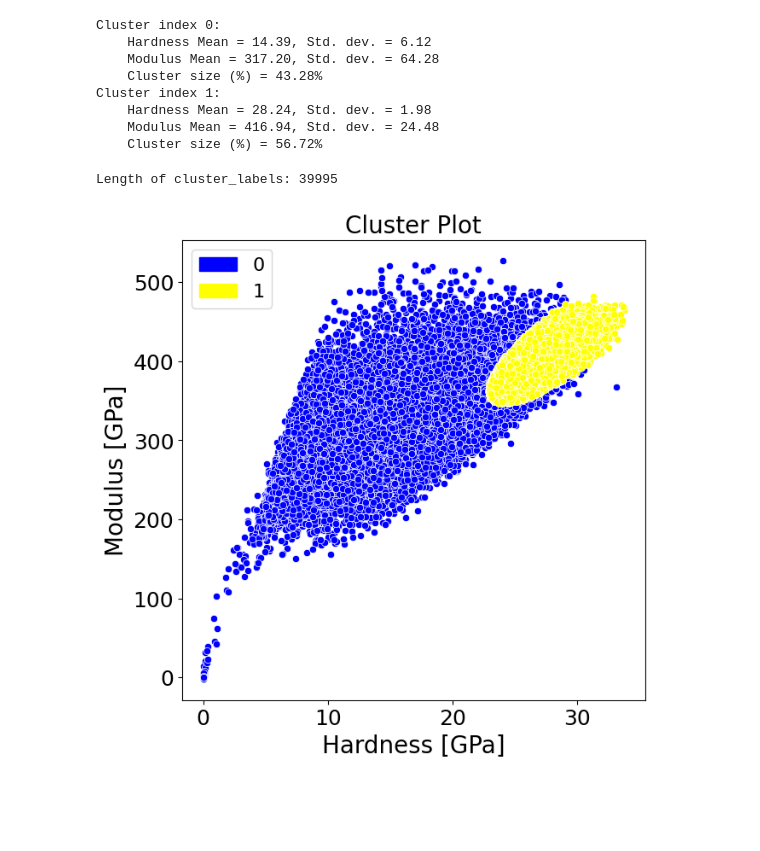
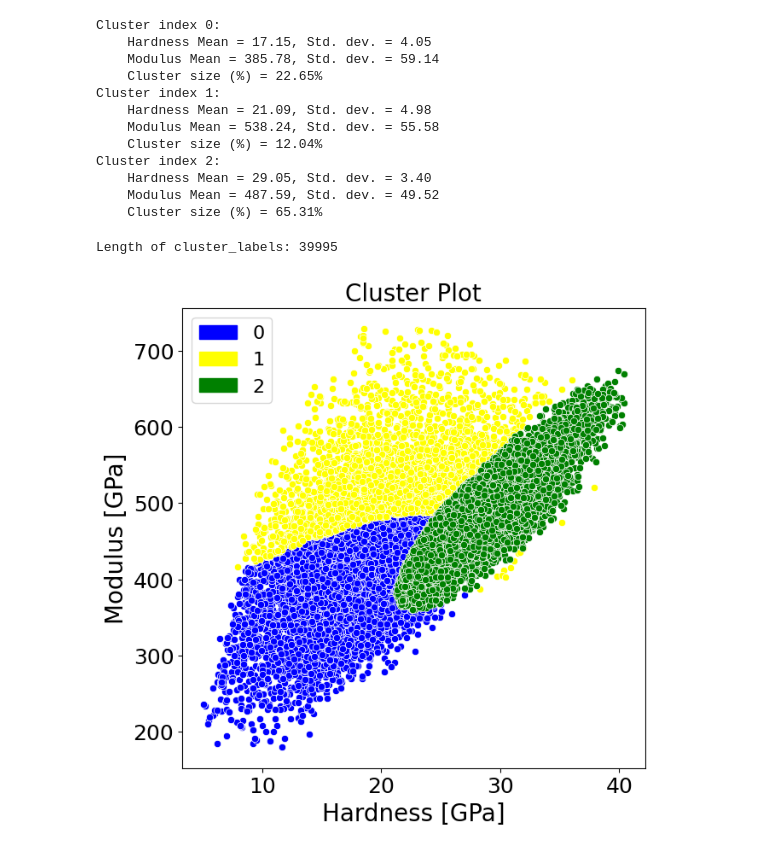
Before and after one commit to laiaorme/High-speed-Nanoindentation-Data-Analysis-through-GMM-Clustering-and-Skew-Normal-Mixture, a Jupyter notebook: GMM/GMM.ipynb, the cells around one changed output. Saved outputs shown, nothing was run; the diff lists cells and outputs as text; code cells hidden in the pictures; blank space fills up the shorter version.

```diff
--- a/GMM/GMM.ipynb
+++ b/GMM/GMM.ipynb
@@ -1,5 +1,5 @@
 # %%
-excel = 'excel_name'
+excel = '/content/WCNiFine-4D-80nm-150x150_filtered.xlsx'
 sheet_name = 'Test 1'
 # %%
 import numpy as np
@@ -67,7 +67,7 @@ import matplotlib.pyplot as plt
 from sklearn import mixture
 
 # Fit the Gaussian Mixture Model
-num_components = 2
+num_components = 3
 gmm_winner = mixture.GaussianMixture(n_components=num_components, covariance_type='full').fit(X)
 posterior_probs = gmm_winner.predict_proba(X)
 cluster_labels = np.argmax(posterior_probs, axis=1)
@@ -120,13 +120,17 @@ for idx, row in df_clusters_sorted.iterrows():
     print(f"    Cluster size (%) = {row['Cluster size (%)']:.2f}%")
 # %% [output]
 Cluster index 0:
-    Hardness Mean = 14.39, Std. dev. = 6.12
-    Modulus Mean = 317.20, Std. dev. = 64.28
-    Cluster size (%) = 43.28%
+    Hardness Mean = 17.15, Std. dev. = 4.05
+    Modulus Mean = 385.78, Std. dev. = 59.14
+    Cluster size (%) = 22.65%
 Cluster index 1:
-    Hardness Mean = 28.24, Std. dev. = 1.98
-    Modulus Mean = 416.94, Std. dev. = 24.48
-    Cluster size (%) = 56.72%
+    Hardness Mean = 21.09, Std. dev. = 4.98
+    Modulus Mean = 538.24, Std. dev. = 55.58
+    Cluster size (%) = 12.04%
+Cluster index 2:
+    Hardness Mean = 29.05, Std. dev. = 3.40
+    Modulus Mean = 487.59, Std. dev. = 49.52
+    Cluster size (%) = 65.31%
 # %%
 #DECIDE THE NAME AND COLORS OF THE CLUSTERS LOOKING AT THE CLUSTER INDEX DATA
 cluster_names = {0: '0', 1: '1', 2: '2', 3: '3', 4: '4'}
@@ -147,42 +151,36 @@ df_clusters.drop('Cluster index', axis=1, inplace=True)
 with pd.ExcelWriter('WC-Ni-Coarse_clustersAvg.xlsx') as writer:
     df_clusters.to_excel(writer, index=False)
 # %%
-# Mapeo de etiquetas de los clusters en función del orden de dureza
-# Primero ajustamos los clusters en base al valor de dureza
 cluster_mapping = {old_idx: new_idx for new_idx, old_idx in enumerate(df_clusters_sorted['Cluster index'])}
 new_cluster_labels = np.vectorize(cluster_mapping.get)(cluster_labels)
 
-# DECIDE THE NAME AND COLORS OF THE CLUSTERS LOOKING AT THE NEW CLUSTER INDEX
-# Reasignamos los nombres y colores según el nuevo orden
-cluster_names = {idx: str(idx) for idx in range(num_components)}
-cluster_colors = {0: 'blue', 1: 'yellow', 2: 'green', 3: 'red', 4: 'magenta'}
 
 # Scatterplot with clusters
 fig, ax = plt.subplots(figsize=(7, 7))
 for k in range(num_components):
-    cluster_k = X[new_cluster_labels == k]  # Usamos las nuevas etiquetas de cluster
+    cluster_k = X[new_cluster_labels == k]
     ax.scatter(cluster_k[:, 0], cluster_k[:, 1], c=cluster_colors[k], label=cluster_names[k],
                edgecolors='white', linewidths=0.5)
 
 ax.set_xlabel('Hardness [GPa]', fontsize=20)
 ax.set_ylabel('Modulus [GPa]', fontsize=20)
 ax.tick_params(axis='both', which='major', labelsize=18)
 ax.set_title('Cluster Plot', fontsize=20)
 
 import matplotlib.patches as mpatches
 handles = []
 labels = []
 
-# Leyenda
+# Legend
 for k in range(num_components):
     h = mpatches.Patch(color=cluster_colors[k], label=cluster_names[k])
     handles.append(h)
     labels.append(cluster_names[k])
 
 plt.legend(handles=handles, labels=labels, fontsize=16)
 plt.show()
 # %% [output]
-[figure, old version]
+[figure, new version]
 # %%
 import seaborn as sns
 import matplotlib.pyplot as plt
```
Also changed, not shown: parts of 4 cells of this notebook.
